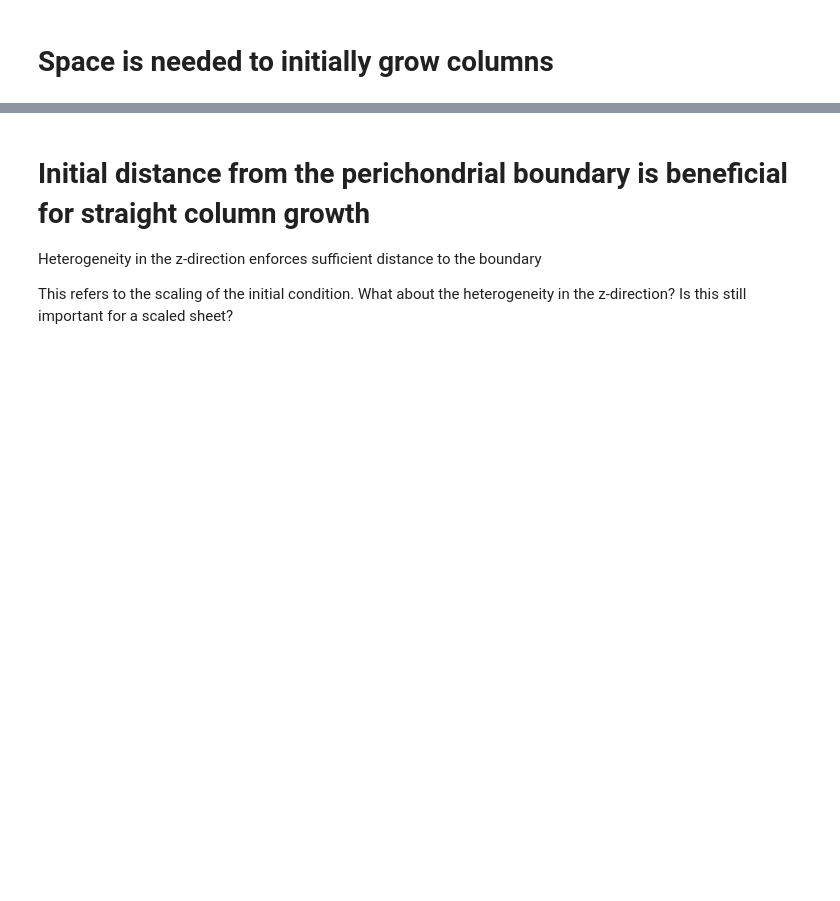
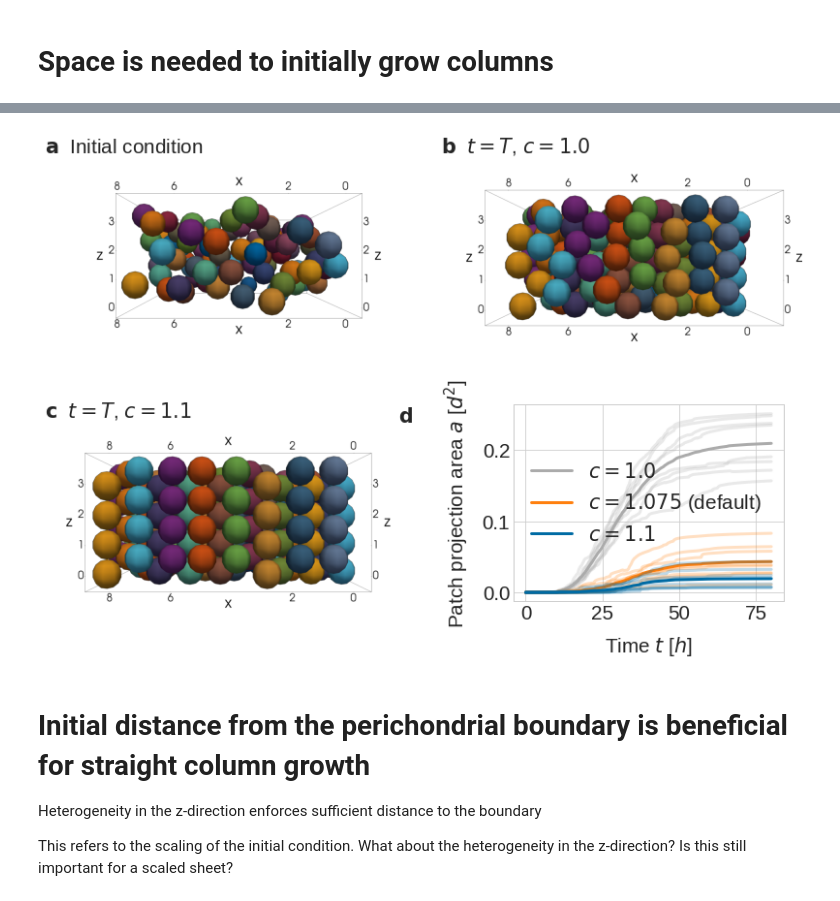
Before and after one commit to somathias/CartilageCBM, a Jupyter notebook: exp-mesenchymal_condensation_draft.ipynb, the cells around one changed output, grey strips where cells are left out. Saved outputs shown, nothing was run; the diff lists cells and outputs as text; code cells hidden in the pictures; blank space fills up the shorter version.

```diff
--- a/exp-mesenchymal_condensation_draft.ipynb
+++ b/exp-mesenchymal_condensation_draft.ipynb
@@ -303,2 +272,12 @@ with open(path_to_label_files+'scaling_110', 'w') as f:
+# %%
+dir_100 = 'exp-draft/mesenchymal_condensation/scaling/20220225-121040/'
+dir_1075 = 'exp-draft/mesenchymal_condensation/orientation/20220223-152730/'
+dir_110 = 'exp-draft/mesenchymal_condensation/scaling/20220225-122345/'
+
+# save label-path tuple
+with open(path_to_label_files+'scaling_100', 'w') as f:
+    f.write(dir_100+'0/')
+with open(path_to_label_files+'scaling_110', 'w') as f:
+    f.write(dir_110+'0/')
 # %%
 %%bash
@@ -336,6 +321,87 @@ vtkVolumeTextureMapper3D::vtkVolumeTextureMapper3D was deprecated for VTK 7.0 an
 
 Generic Warning: In /build/paraview-lH8wFv/paraview-5.4.1+dfsg3/VTK/Rendering/VolumeOpenGL/vtkOpenGLVolumeTextureMapper3D.cxx, line 57
 vtkOpenGLVolumeTextureMapper3D::vtkOpenGLVolumeTextureMapper3D was deprecated for VTK 7.0 and will be removed in a future version.
+# %%
+fig, ((ax1, ax2), (ax3, ax4)) = plt.subplots(2, 2,
+                                             figsize=(14,10),
+                                             gridspec_kw={'height_ratios': [1,1], 'hspace': 0.01, 'wspace':0.1},
+                                             #constrained_layout=True
+                                            )
+
+# TODO: make inkscape figure and import
+initial1 = mpimg.imread('/home/kubuntu1804/Documents/sf_simulation_results/'+dir_100+'/0/threshold_48_minus_y_t0.png')
+#crop
+initial1 = initial1[100:-100, 610:-650]
+ax1.imshow(initial1)
+ax1.grid(False)
+ax1.axis('off')
+ax1.set_title(r'$\bf a$  Initial condition', loc='left')
+
+final1 = mpimg.imread('/home/kubuntu1804/Documents/sf_simulation_results/'+dir_100+'/0/threshold_48_minus_y_t800.png')
+#crop
+final1 = final1[100:-100, 610:-650]
+ax2.imshow(final1)
+ax2.grid(False)
+ax2.axis('off')
+ax2.set_title(r'$\bf b$  $t=T$, $c=1.0$', loc='left')
+
+final2 = mpimg.imread('/home/kubuntu1804/Documents/sf_simulation_results/'+dir_110+'/0/threshold_48_minus_y_t800.png')
+#crop
+final2 = final2[100:-100, 610:-650]
+ax3.imshow(final2)
+ax3.grid(False)
+ax3.axis('off')
+ax3.set_title(r'$\bf c$  $t=T$, $c=1.1$', loc='left')
+
+
+# time steps are consistent across runs, so it's sufficient to load them from a single path
+times_d, coords_d = sm.read_in_data('/home/kubuntu1804/Documents/sf_simulation_results/'+dir_100 + '0/results_from_time_0/')
+
+ppa_av_d = np.zeros(times_d.shape)
+for seed in range(8):
+    ppa = np.loadtxt('/home/kubuntu1804/Documents/sf_simulation_results/'+dir_100+str(seed)+'/results_from_time_0/metrics_results/data_patch_projection_area_av.txt', dtype=float)
+    ppa_av_d += ppa
+    ax4.plot(times_d, ppa, color=defcolors[2], alpha=0.25)
+ppa_av_d = ppa_av_d/8
+ax4.plot(times_d, ppa_av_d, color=defcolors[2], label='$c=1.0$')
+
+dir_default = 'exp-draft/mesenchymal_condensation/orientation/20220223-152730/'
+
+times_default, coords_default = sm.read_in_data('/home/kubuntu1804/Documents/sf_simulation_results/'+dir_default + '0/results_from_time_0/')
+ppa_av_default = np.zeros(times_default.shape)
+for seed in range(8):
+    ppa = np.loadtxt('/home/kubuntu1804/Documents/sf_simulation_results/'+dir_default+str(seed)+'/results_from_time_0/metrics_results/data_patch_projection_area_av.txt', dtype=float)
+    ppa_av_default += ppa
+    ax4.plot(times_default, ppa, color=defcolors[1], alpha=0.25)
+ppa_av_default = ppa_av_default/8
+
+
+## ax1 - scaling
+ax4.plot(times_default, ppa_av_default, color=defcolors[1], label='$c=1.075$ (default)')
+
+# time steps are consistent across runs, so it's sufficient to load them from a single path
+times_d, coords_d = sm.read_in_data('/home/kubuntu1804/Documents/sf_simulation_results/'+dir_110 + '0/results_from_time_0/')
+
+ppa_av_d = np.zeros(times_d.shape)
+for seed in range(8):
+    ppa = np.loadtxt('/home/kubuntu1804/Documents/sf_simulation_results/'+dir_110+str(seed)+'/results_from_time_0/metrics_results/data_patch_projection_area_av.txt', dtype=float)
+    ppa_av_d += ppa
+    ax4.plot(times_d, ppa, color=defcolors[0], alpha=0.25)
+ppa_av_d = ppa_av_d /8
+ax4.plot(times_d, ppa_av_d, color=defcolors[0], label='$c=1.1$')
+
+ax4.set_xlabel('Time $t$ [$h$]')
+ax4.set_ylabel('Patch projection area $a$ [$d^2$]')
+ax4.legend()
+ax4.set_title(r'$\bf d$', x=-0.4, y=0.85)
+
+ll, bb, ww, hh = ax4.get_position().bounds
+ax4.set_position([ll+0.2*ww, bb+0.2*hh, ww*0.75, hh*0.75])
+
+
+plt.savefig(path_to_plots+'scaling_configurations.pdf', bbox_inches='tight')
+# %% [output]
+[figure, added]
 # %% [markdown]
 # Initial distance from the perichondrial boundary is beneficial for straight column growth
 
```
Also changed, not shown: parts of 37 cells of this notebook, 1 other file.
